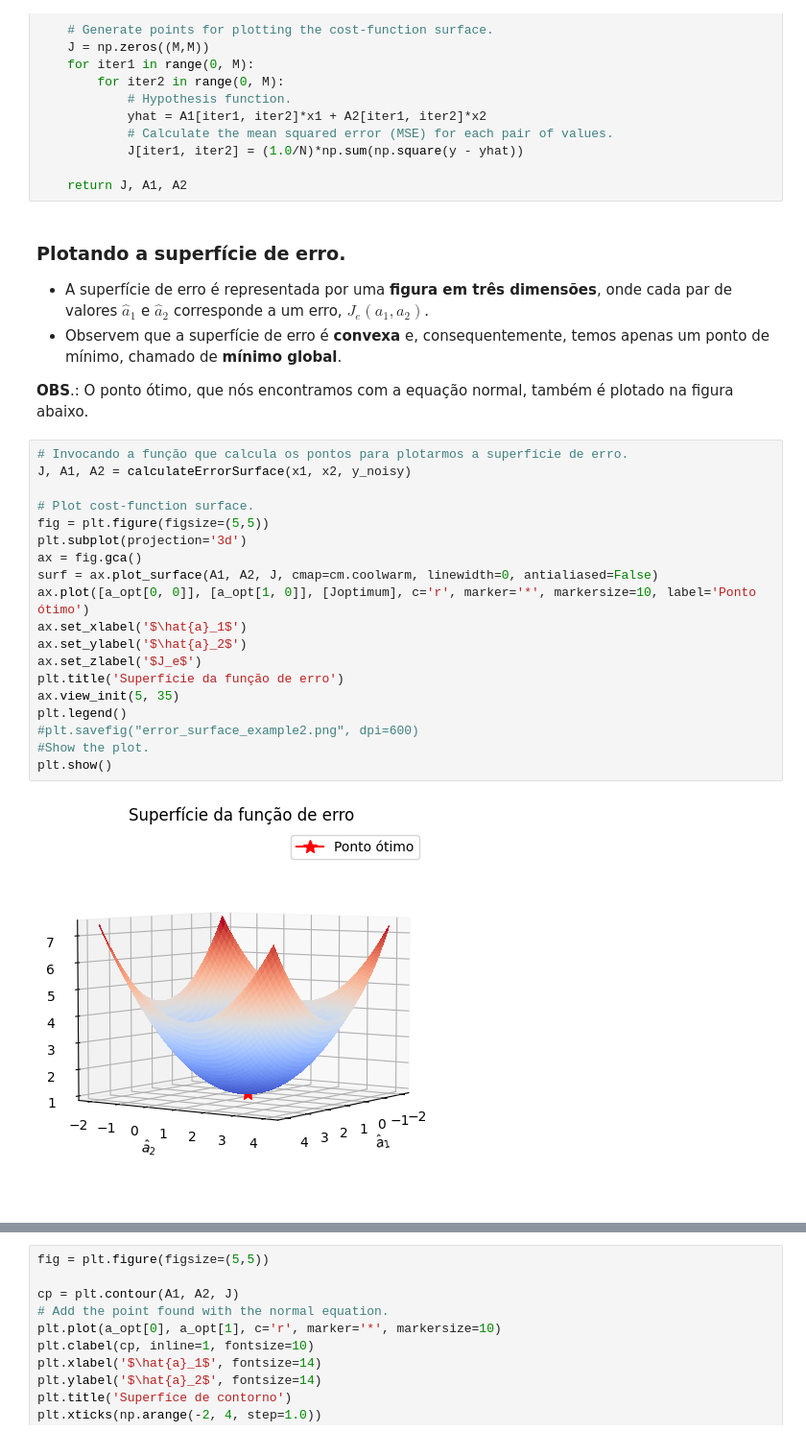
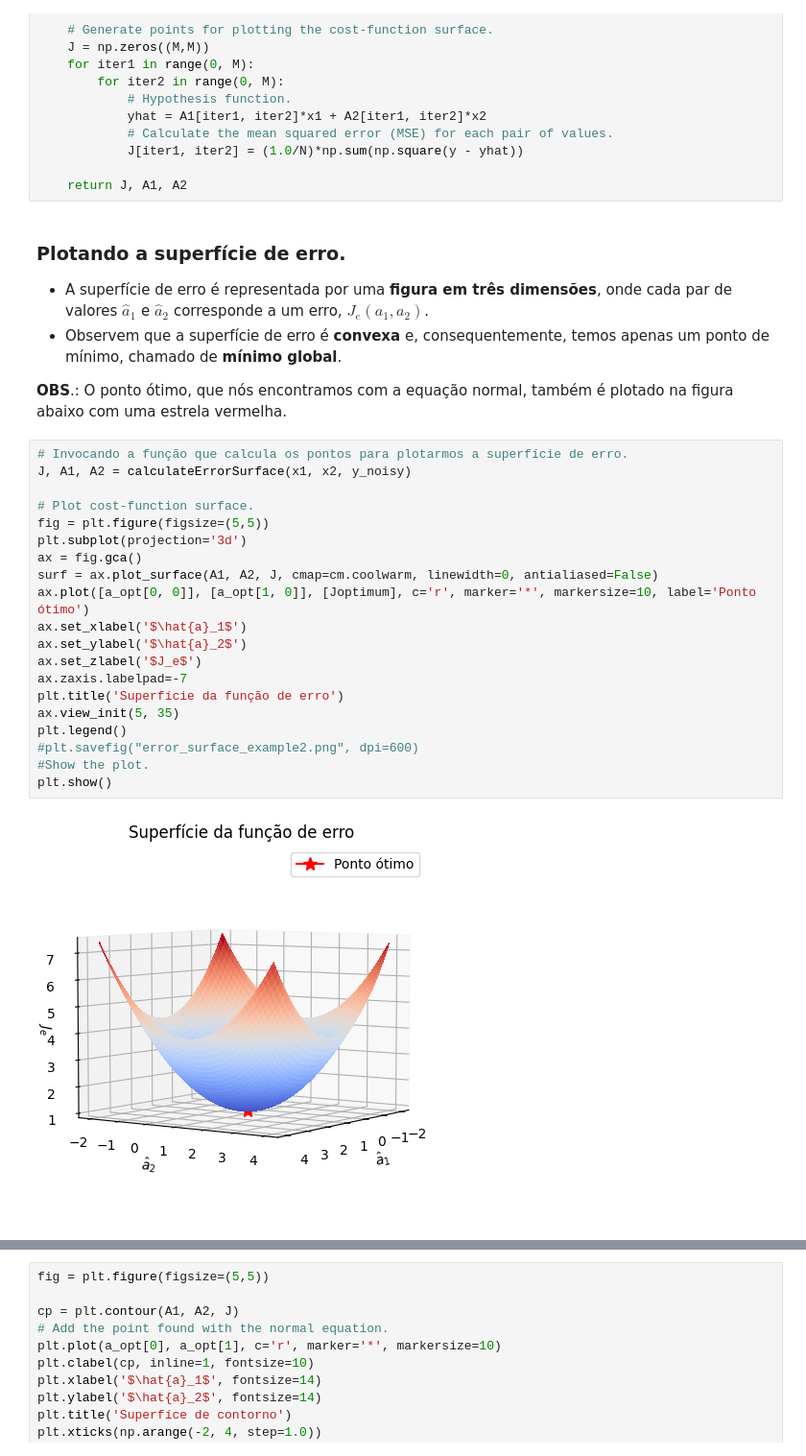
Before and after one commit to zz4fap/tp555-ml, a Jupyter notebook: exemplos/linear-regression/superficie_de_erro.ipynb, the cells around one changed output, grey strips where cells are left out. Shown at 96% size. Cells and saved outputs as stored; diff of their text form.

```diff
--- a/exemplos/linear-regression/superficie_de_erro.ipynb
+++ b/exemplos/linear-regression/superficie_de_erro.ipynb
@@ -181,28 +184,29 @@ def calculateErrorSurface(x1, x2, y):
 + A superfície de erro é representada por uma **figura em três dimensões**, onde cada par de valores $\hat{a}_1$ e $\hat{a}_2$ corresponde a um erro, $J_e(a_1, a_2)$.
 + Observem que a superfície de erro é **convexa** e, consequentemente, temos apenas um ponto de mínimo, chamado de **mínimo global**.
 
-**OBS**.: O ponto ótimo, que nós encontramos com a equação normal, também é plotado na figura abaixo.
+**OBS**.: O ponto ótimo, que nós encontramos com a equação normal, também é plotado na figura abaixo com uma estrela vermelha.
 # %%
 # Invocando a função que calcula os pontos para plotarmos a superfície de erro.
 J, A1, A2 = calculateErrorSurface(x1, x2, y_noisy)
 
 # Plot cost-function surface.
 fig = plt.figure(figsize=(5,5))
 plt.subplot(projection='3d')
 ax = fig.gca()
 surf = ax.plot_surface(A1, A2, J, cmap=cm.coolwarm, linewidth=0, antialiased=False)
 ax.plot([a_opt[0, 0]], [a_opt[1, 0]], [Joptimum], c='r', marker='*', markersize=10, label='Ponto ótimo')
 ax.set_xlabel('$\hat{a}_1$')
 ax.set_ylabel('$\hat{a}_2$')
 ax.set_zlabel('$J_e$')
+ax.zaxis.labelpad=-7
 plt.title('Superfície da função de erro')
 ax.view_init(5, 35)
 plt.legend()
 #plt.savefig("error_surface_example2.png", dpi=600)
 #Show the plot.
 plt.show()
 # %% [output]
-[figure, old version]
+[figure, new version]
 # %% [markdown]
 ### Plotando a superfície de contorno.
 
```
Also changed, not shown: parts of 2 cells of this notebook.
